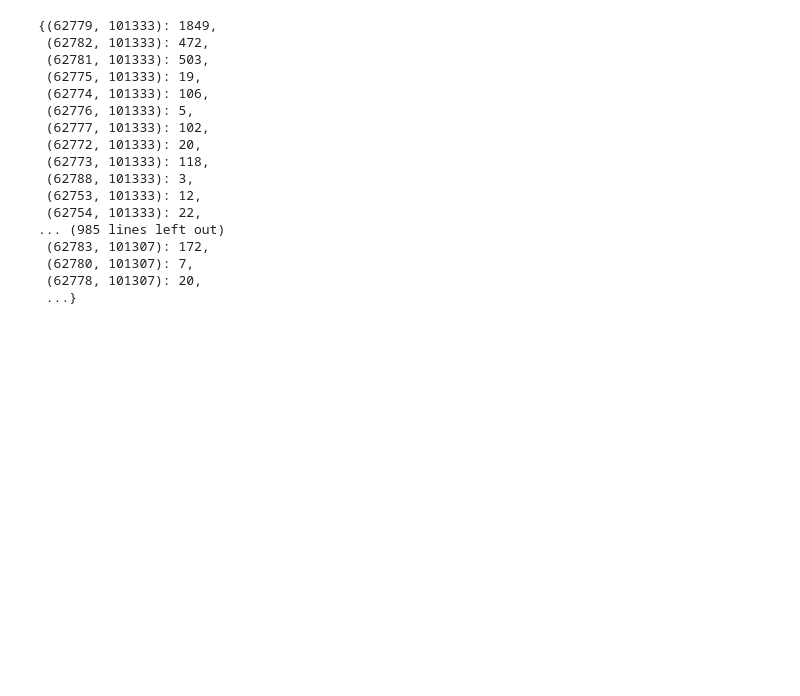
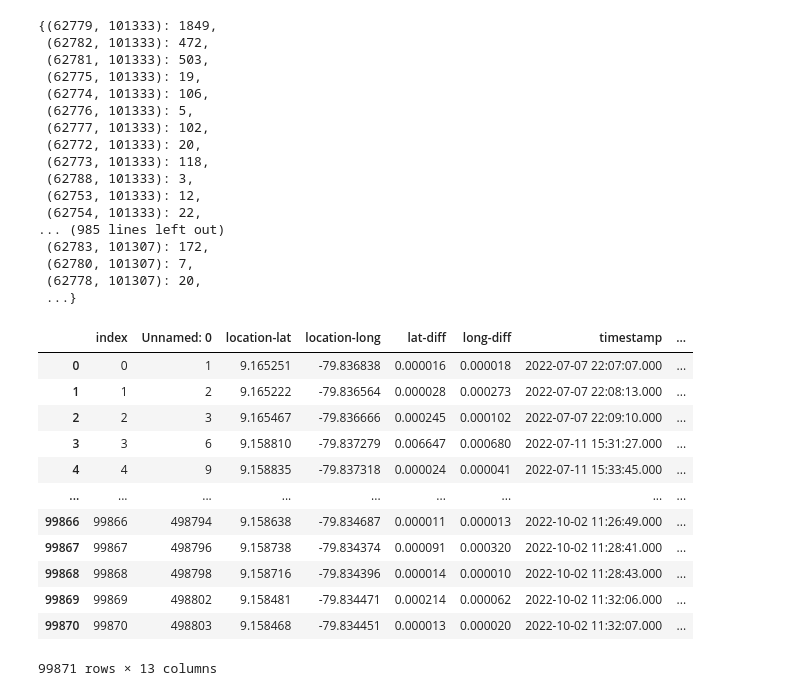
Before and after one commit to shivamabrol/Research-Animal-Movement, a Jupyter notebook: Animal movement data structure2.ipynb, the cells around one changed output. Cells and saved outputs as stored; diff of their text form; code cells hidden in the pictures; blank space fills up the shorter version.

```diff
--- a/Animal movement data structure2.ipynb
+++ b/Animal movement data structure2.ipynb
@@ -66,0 +70,17 @@ d
+# %%
+df = pd.read_csv('data/Dead-Reackon-Sample-1.csv')
+df
+# %% [output]
+|  | index | Unnamed: 0 | location-lat | location-long | lat-diff | long-diff | timestamp | ... |
+| 0 | 0 | 1 | 9.165251 | -79.836838 | 0.000016 | 0.000018 | 2022-07-07 22:07:07.000 | ... |
+| 1 | 1 | 2 | 9.165222 | -79.836564 | 0.000028 | 0.000273 | 2022-07-07 22:08:13.000 | ... |
+| 2 | 2 | 3 | 9.165467 | -79.836666 | 0.000245 | 0.000102 | 2022-07-07 22:09:10.000 | ... |
+| 3 | 3 | 6 | 9.158810 | -79.837279 | 0.006647 | 0.000680 | 2022-07-11 15:31:27.000 | ... |
+| 4 | 4 | 9 | 9.158835 | -79.837318 | 0.000024 | 0.000041 | 2022-07-11 15:33:45.000 | ... |
+| ... | ... | ... | ... | ... | ... | ... | ... | ... |
+| 99866 | 99866 | 498794 | 9.158638 | -79.834687 | 0.000011 | 0.000013 | 2022-10-02 11:26:49.000 | ... |
+| 99867 | 99867 | 498796 | 9.158738 | -79.834374 | 0.000091 | 0.000320 | 2022-10-02 11:28:41.000 | ... |
+| 99868 | 99868 | 498798 | 9.158716 | -79.834396 | 0.000014 | 0.000010 | 2022-10-02 11:28:43.000 | ... |
+| 99869 | 99869 | 498802 | 9.158481 | -79.834471 | 0.000214 | 0.000062 | 2022-10-02 11:32:06.000 | ... |
+| 99870 | 99870 | 498803 | 9.158468 | -79.834451 | 0.000013 | 0.000020 | 2022-10-02 11:32:07.000 | ... |
+99871 rows × 13 columns
```
Also changed, not shown: parts of 3 cells of this notebook, 1 other file.
